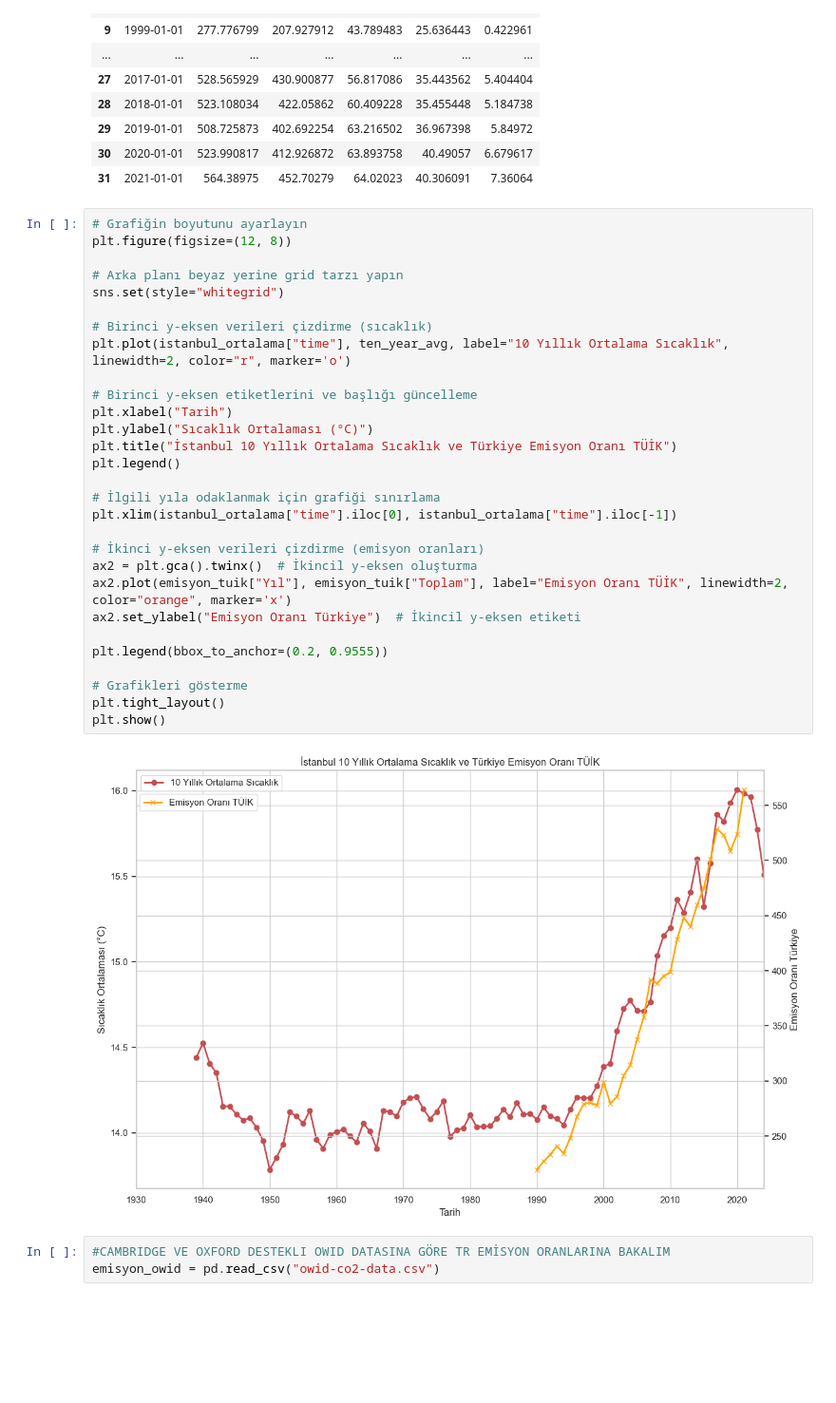
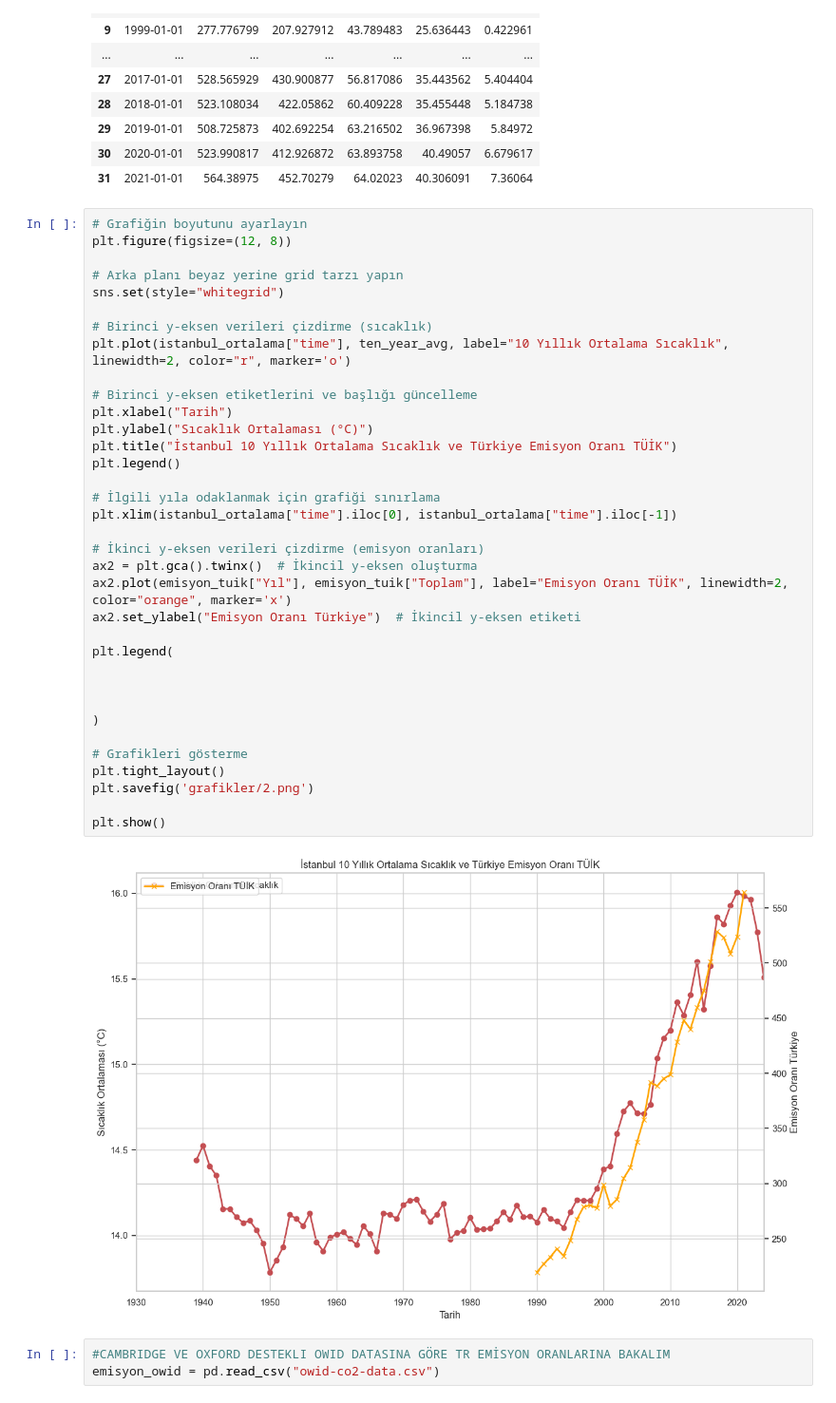
Before and after one commit to vulonviing/ibb-climate-change, a Jupyter notebook: proje-iklim-degisikligi-v2.ipynb, the cells around one changed output. Shown at 95% size. Cells and saved outputs as stored; diff of their text form; blank space fills up the shorter version.

```diff
--- a/proje-iklim-degisikligi-v2.ipynb
+++ b/proje-iklim-degisikligi-v2.ipynb
@@ -205,34 +204,40 @@ emisyon_tuik
 # %%
 # Grafiğin boyutunu ayarlayın
 plt.figure(figsize=(12, 8))
 
 # Arka planı beyaz yerine grid tarzı yapın
 sns.set(style="whitegrid")
 
 # Birinci y-eksen verileri çizdirme (sıcaklık)
 plt.plot(istanbul_ortalama["time"], ten_year_avg, label="10 Yıllık Ortalama Sıcaklık", linewidth=2, color="r", marker='o')
 
 # Birinci y-eksen etiketlerini ve başlığı güncelleme
 plt.xlabel("Tarih")
 plt.ylabel("Sıcaklık Ortalaması (°C)")
 plt.title("İstanbul 10 Yıllık Ortalama Sıcaklık ve Türkiye Emisyon Oranı TÜİK")
 plt.legend()
 
 # İlgili yıla odaklanmak için grafiği sınırlama
 plt.xlim(istanbul_ortalama["time"].iloc[0], istanbul_ortalama["time"].iloc[-1])
 
 # İkinci y-eksen verileri çizdirme (emisyon oranları)
 ax2 = plt.gca().twinx()  # İkincil y-eksen oluşturma
 ax2.plot(emisyon_tuik["Yıl"], emisyon_tuik["Toplam"], label="Emisyon Oranı TÜİK", linewidth=2, color="orange", marker='x')
 ax2.set_ylabel("Emisyon Oranı Türkiye")  # İkincil y-eksen etiketi
 
-plt.legend(bbox_to_anchor=(0.2, 0.9555))
+plt.legend(
+
+
+
+)
 
 # Grafikleri gösterme
 plt.tight_layout()
+plt.savefig('grafikler/2.png')
+
 plt.show()
 # %% [output]
-[figure, old version]
+[figure, new version]
 # %%
 #CAMBRIDGE VE OXFORD DESTEKLI OWID DATASINA GÖRE TR EMİSYON ORANLARINA BAKALIM
 emisyon_owid = pd.read_csv("owid-co2-data.csv")
```
Also changed, not shown: parts of 30 cells of this notebook, 22 other files.
